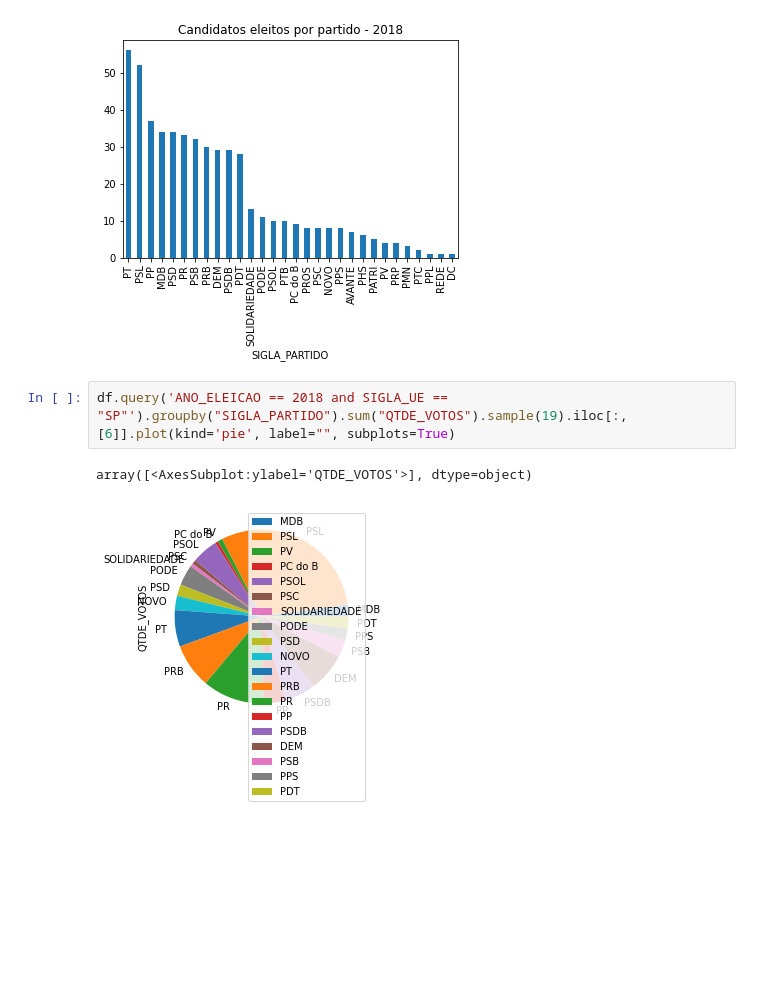
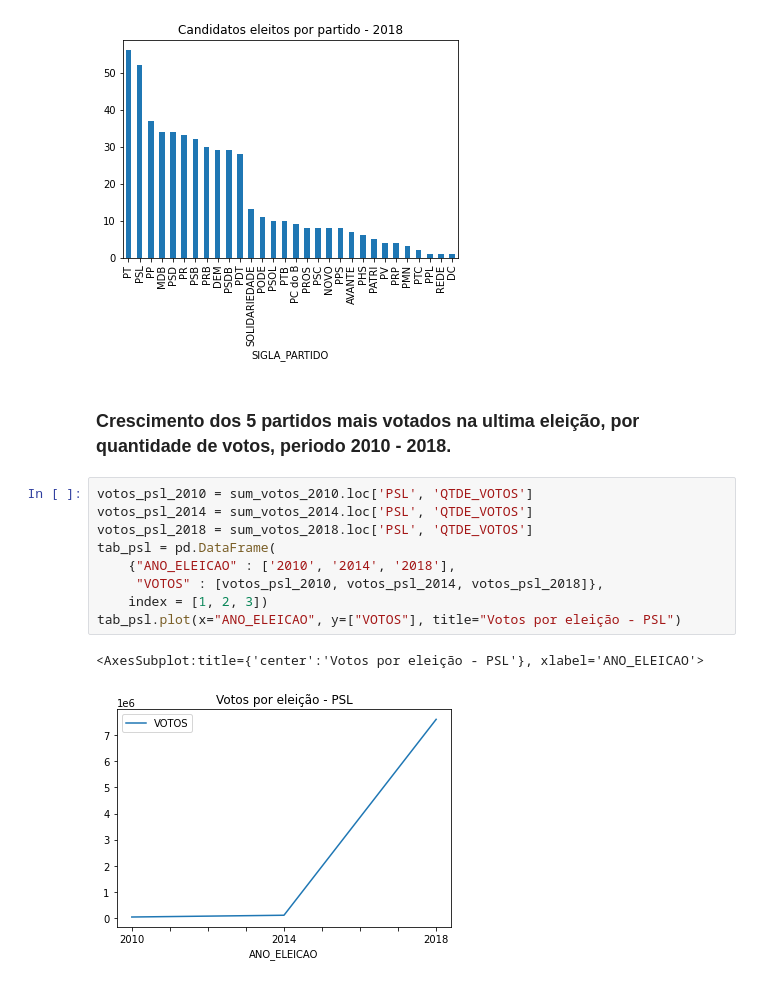
Before and after one commit to JeanLPierro/analise_deput_eleitos_partido, a Jupyter notebook: analise_eleicoes_2014-2016.ipynb, the cells around one changed output. Drawn from its saved outputs; the diff is of its cells as text; blank space fills up the shorter version.

Commit message:
Analise do crescimento dos partidos por eleição

```diff
--- a/analise_eleicoes_2014-2016.ipynb
+++ b/analise_eleicoes_2014-2016.ipynb
@@ -136,8 +138,17 @@ df.query('ANO_ELEICAO == "2018"').groupby("SIGLA_PARTIDO").size().sort_values(as
 # %% [output]
 <AxesSubplot:title={'center':'Candidatos eleitos por partido - 2018'}, xlabel='SIGLA_PARTIDO'>
 [figure]
-# %%
-df.query('ANO_ELEICAO == 2018 and SIGLA_UE == "SP"').groupby("SIGLA_PARTIDO").sum("QTDE_VOTOS").sample(19).iloc[:,[6]].plot(kind='pie', label="", subplots=True)
-# %% [output]
-array([<AxesSubplot:ylabel='QTDE_VOTOS'>], dtype=object)
-[figure, removed]
+# %% [markdown]
+### Crescimento dos 5 partidos mais votados na ultima eleição, por quantidade de votos, periodo 2010 - 2018.
+# %%
+votos_psl_2010 = sum_votos_2010.loc['PSL', 'QTDE_VOTOS']
+votos_psl_2014 = sum_votos_2014.loc['PSL', 'QTDE_VOTOS']
+votos_psl_2018 = sum_votos_2018.loc['PSL', 'QTDE_VOTOS']
+tab_psl = pd.DataFrame(
+    {"ANO_ELEICAO" : ['2010', '2014', '2018'],
+     "VOTOS" : [votos_psl_2010, votos_psl_2014, votos_psl_2018]},
+    index = [1, 2, 3])
+tab_psl.plot(x="ANO_ELEICAO", y=["VOTOS"], title="Votos por eleição - PSL")
+# %% [output]
+<AxesSubplot:title={'center':'Votos por eleição - PSL'}, xlabel='ANO_ELEICAO'>
+[figure, added]
```
Also changed, not shown: parts of 6 cells of this notebook.
